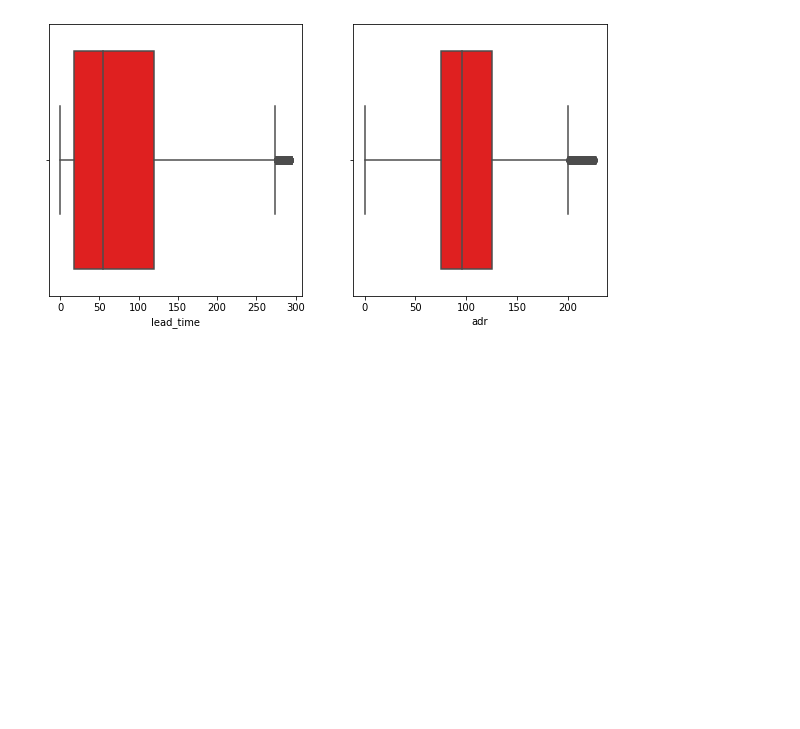
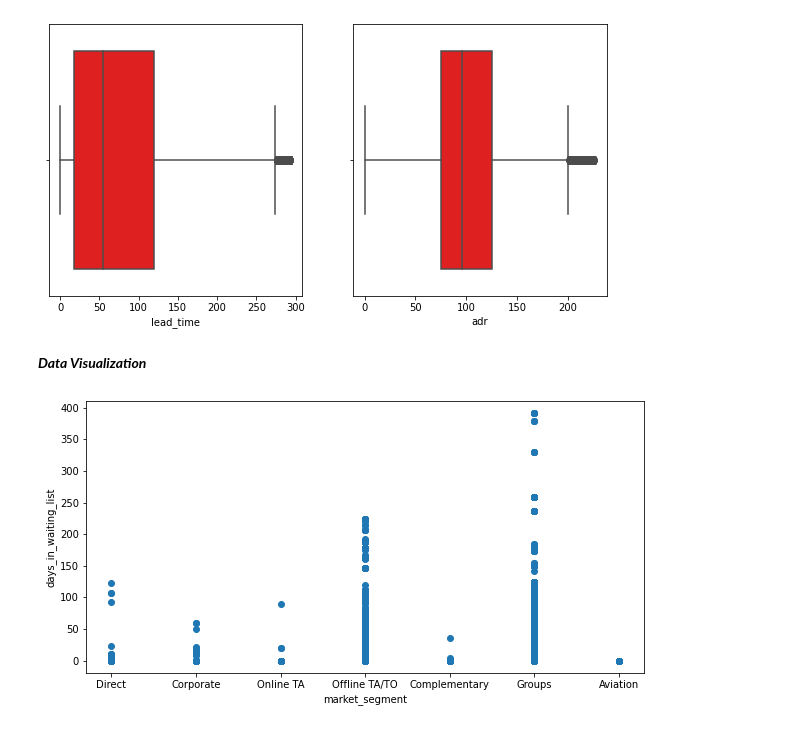
Before and after one commit to sudhakarkothuru/Exploratory-Data-Analysis-on-Hotel-Bookings, a Jupyter notebook: Exploratory_Data_Analysis_on_Hotel_Bookings_Capstone_Project.ipynb, the cells around one changed output. Drawn from its saved outputs; the diff is of its cells as text; code cells hidden in the pictures; blank space fills up the shorter version.

Commit message:
Data Visualization

```diff
--- a/Exploratory_Data_Analysis_on_Hotel_Bookings_Capstone_Project.ipynb
+++ b/Exploratory_Data_Analysis_on_Hotel_Bookings_Capstone_Project.ipynb
@@ -331,3 +331,14 @@ sns.boxplot(x=df1['adr'], color='red')
 # %% [output]
 <matplotlib.axes._subplots.AxesSubplot at 0x...>
 [figure]
+# %% [markdown]
+***Data Visualization***
+# %%
+## plot  b/w market segment and days in waiting list
+fig,x1=plt.subplots(figsize=(10,5))
+x1.scatter(df['market_segment'], df['days_in_waiting_list'])
+x1.set_xlabel('market_segment')
+x1.set_ylabel('days_in_waiting_list')
+plt.show()
+# %% [output]
+[figure, added]
```
Also changed, not shown: parts of 15 cells of this notebook.
